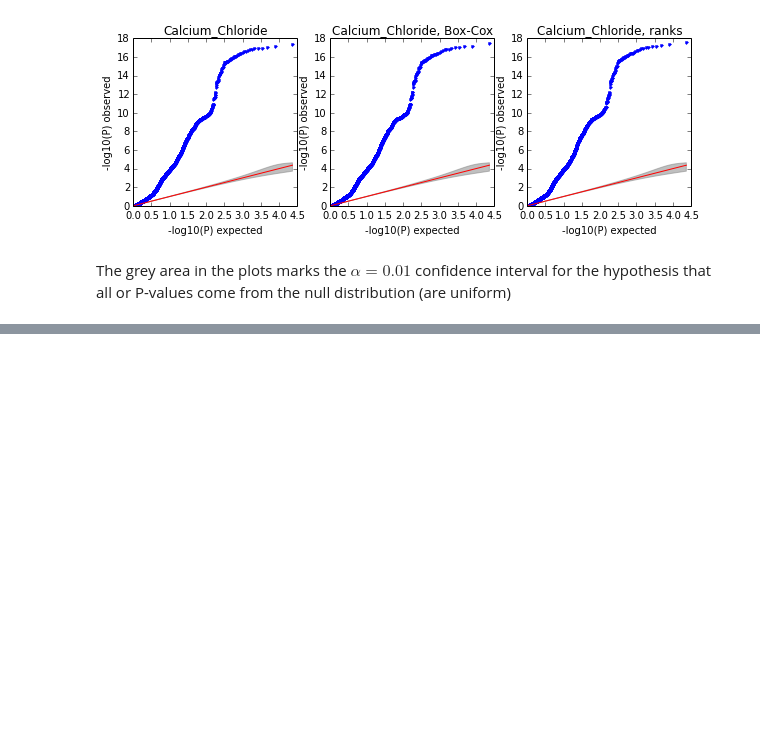
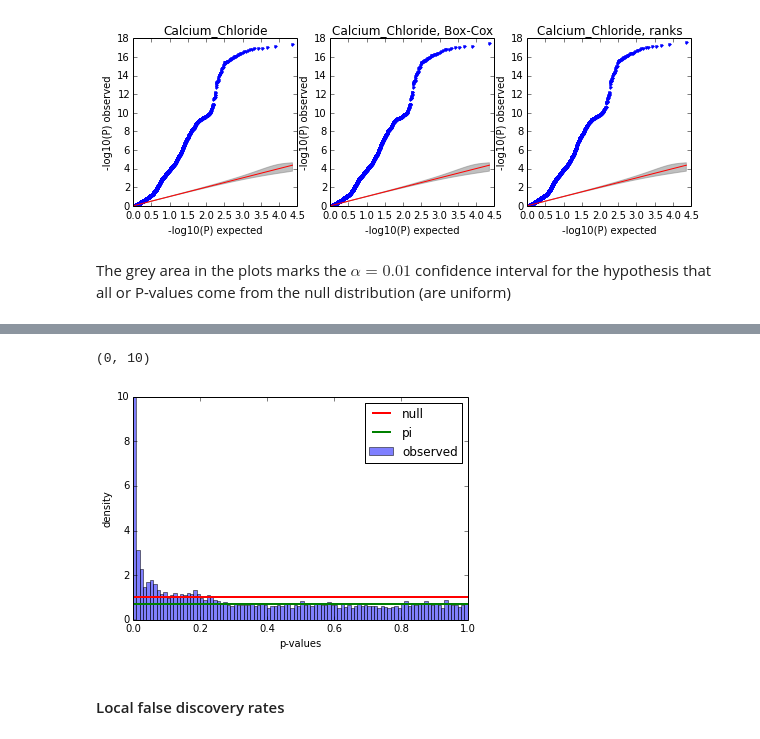
Before and after one commit to PMBio/limix-tutorials, a Jupyter notebook: EMBO_course/QTL_mapping1.ipynb, the cells around one changed output, grey strips where cells are left out. Drawn from its saved outputs; the diff is of its cells as text; code cells hidden in the pictures; blank space fills up the shorter version.

```diff
--- a/EMBO_course/QTL_mapping1.ipynb
+++ b/EMBO_course/QTL_mapping1.ipynb
@@ -263,13 +272,13 @@ pl.legend()
 # %%
 """
-fitting q-values
+fitting q-values using the Benjamini-Hochberg step-down procedure
 """
 import limix.stats.fdr as fdr
-qv, qv_info = fdr.qvalues(lm.pvalues[0])
+qv, qv_info = fdr.qvalues(lm.pvalues[1])
 fig = pl.figure(2)
 fig.add_subplot(111)
-pl.plot(RV['lam'],qv_info['pi0_arr'],'x',color='b',label='pi0($\lambda$)')
-pl.plot(RV['lam'],qv_info['pi0_est'],color='r',label='spline',linewidth=2)
+pl.plot(qv_info['lam'],qv_info['pi0_arr'],'x',color='b',label='pi0($\lambda$)')
+pl.plot(qv_info['lam'],qv_info['pi0_est'],color='r',label='spline',linewidth=2)
 pl.axhline(qv_info['pi0'],color='g',label='estimated pi0',linewidth=2,linestyle='--')
 pl.legend()
 pl.ylim((0,1))
@@ -283,12 +288,15 @@ NameError: name 'RV' is not defined
 # %%
 """
 plot distribution of p-values
 """
 fig = pl.figure(3)
-pl.hist(lm_perm.pvalues.flatten(),bins=100,normed=True,color='b',label='observed',alpha=0.5)
+pl.hist(lm.pvalues[1],bins=100,normed=True,color='b',label='observed',alpha=0.5)
 pl.axhline(1,color='r',linewidth=2,label='null')
-pl.axhline(pi0,color='g',linewidth=2,label='pi')
+pl.axhline(pi0,color='g',linewidth=2,label='$\pi$')
 pl.legend()
 pl.xlabel('p-values')
 pl.ylabel('density')
 pl.ylim((0,10))
+# %% [output]
+(0, 10)
+[figure, added]
@@ -307,3 +303,5 @@ pl.ylim((0,10))
+# %% [markdown]
+#### Local false discovery rates
 # %%
 """
 estimate local false discory rate
```
Also changed, not shown: parts of 25 cells of this notebook.
